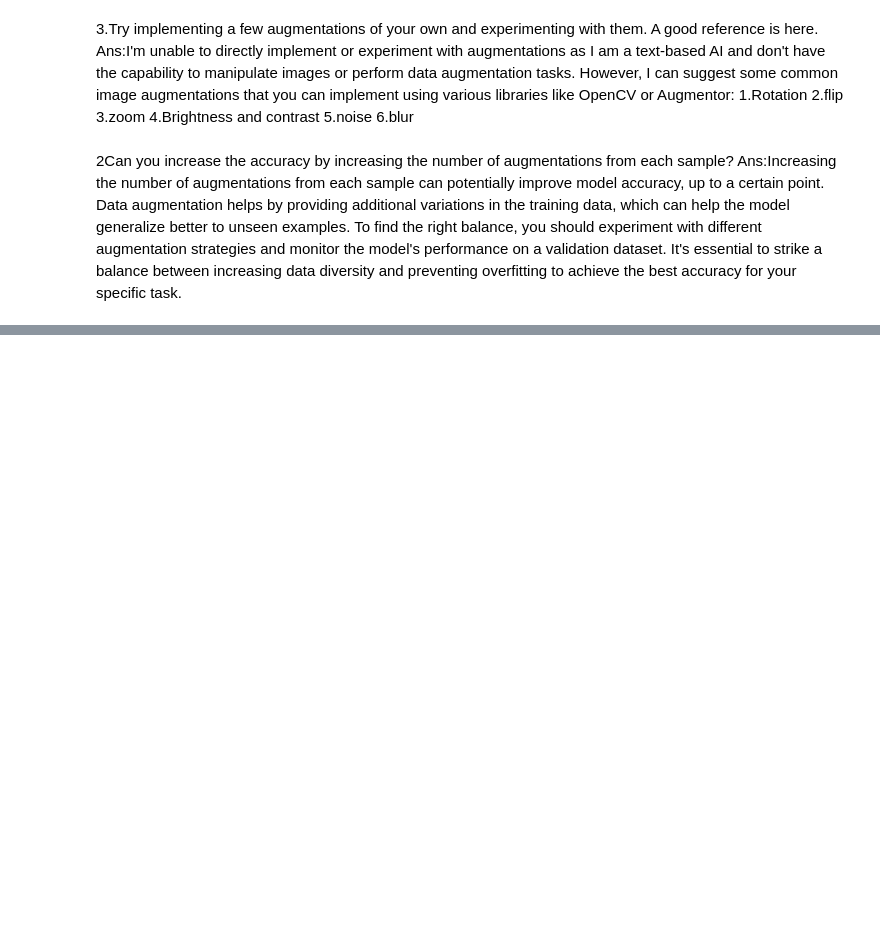
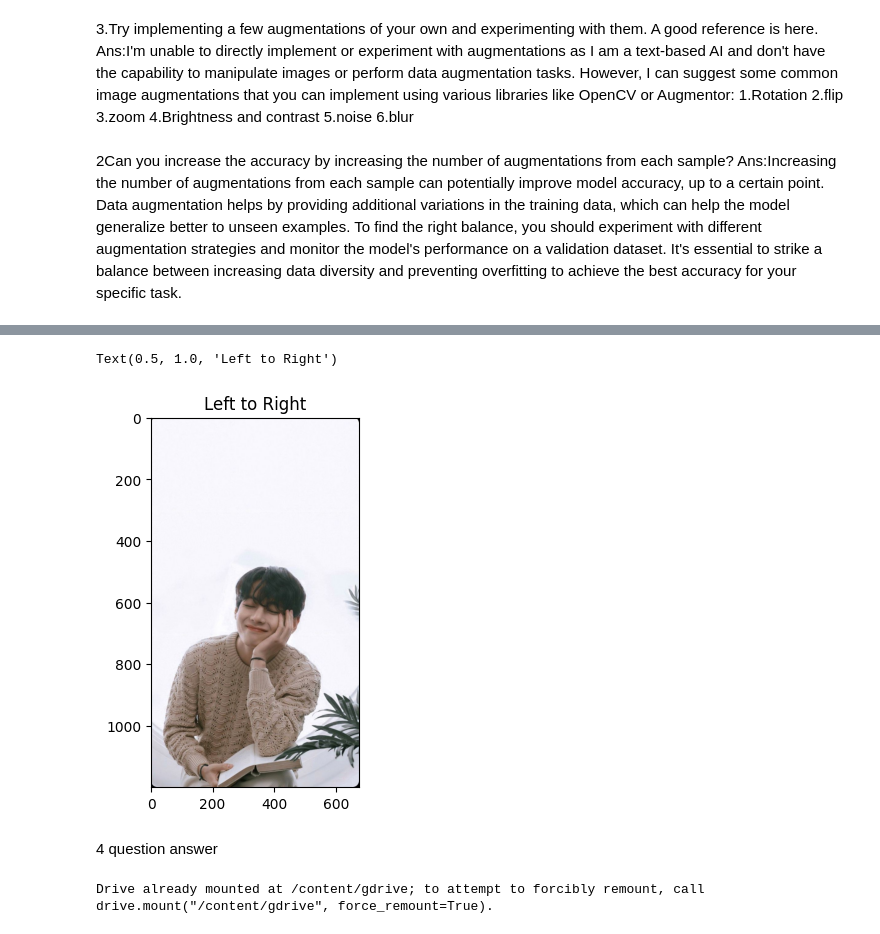
Before and after one commit to Umadevi-999/Fmml-module-lab-and-project, a Jupyter notebook: Module_01_Lab_03_Augmentation.ipynb, the cells around one changed output, grey strips where cells are left out. Cells and saved outputs as stored; diff of their text form; code cells hidden in the pictures; blank space fills up the shorter version.

```diff
--- a/Module_01_Lab_03_Augmentation.ipynb
+++ b/Module_01_Lab_03_Augmentation.ipynb
@@ -368,0 +386,15 @@ To find the right balance, you should experiment with different augmentation str
+# %%
+import numpy as np
+flipLR=np.fliplr(image)
+plt.imshow(flipLR)
+plt.title('Left to Right')
+# %% [output]
+Text(0.5, 1.0, 'Left to Right')
+[figure, added]
+# %% [markdown]
+4 question answer
+# %%
+from google.colab import drive
+drive.mount('/content/gdrive')
+# %% [output]
+Drive already mounted at /content/gdrive; to attempt to forcibly remount, call drive.mount("/content/gdrive", force_remount=True).
```
Also changed, not shown: parts of 5 cells of this notebook.
